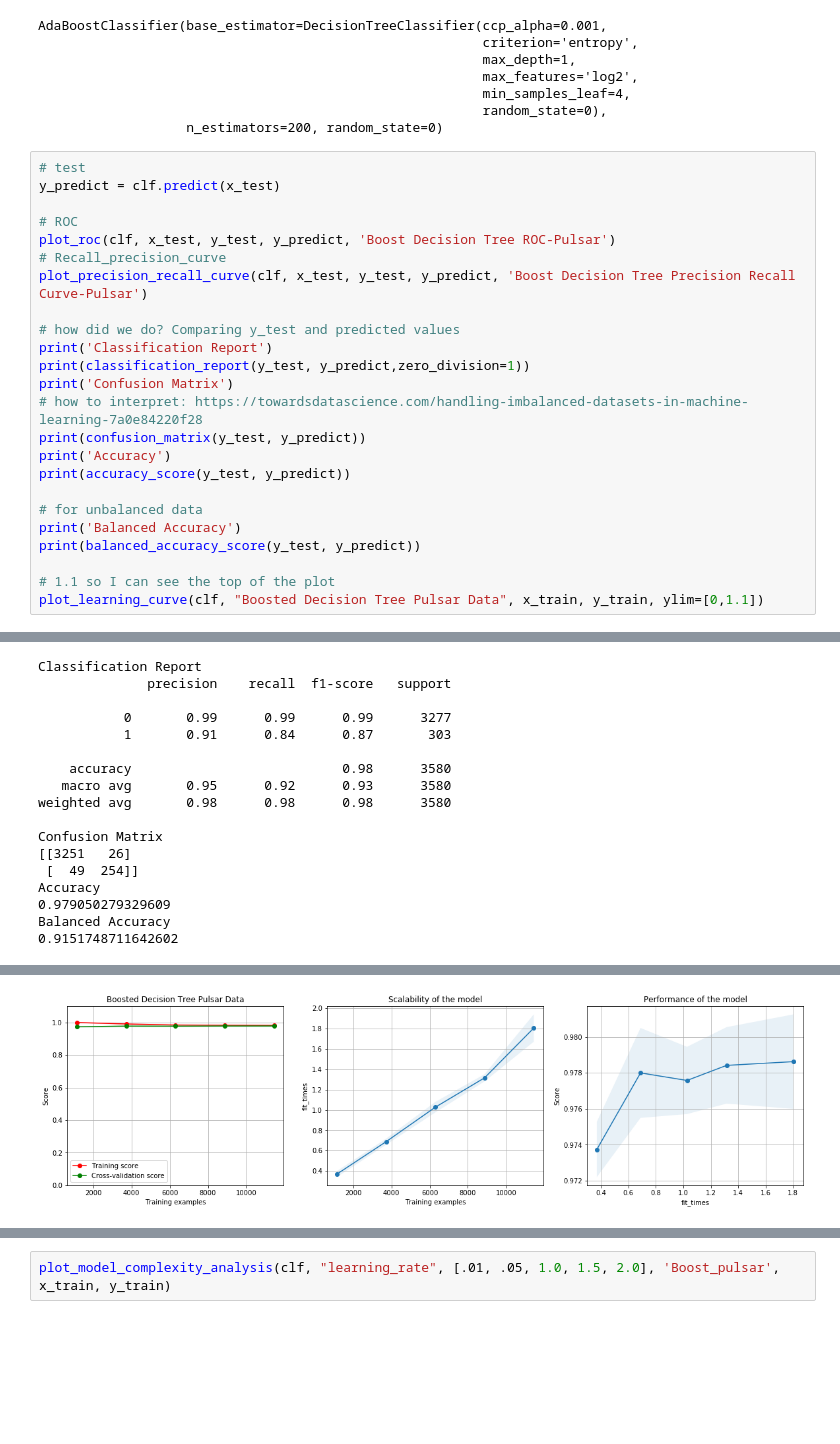
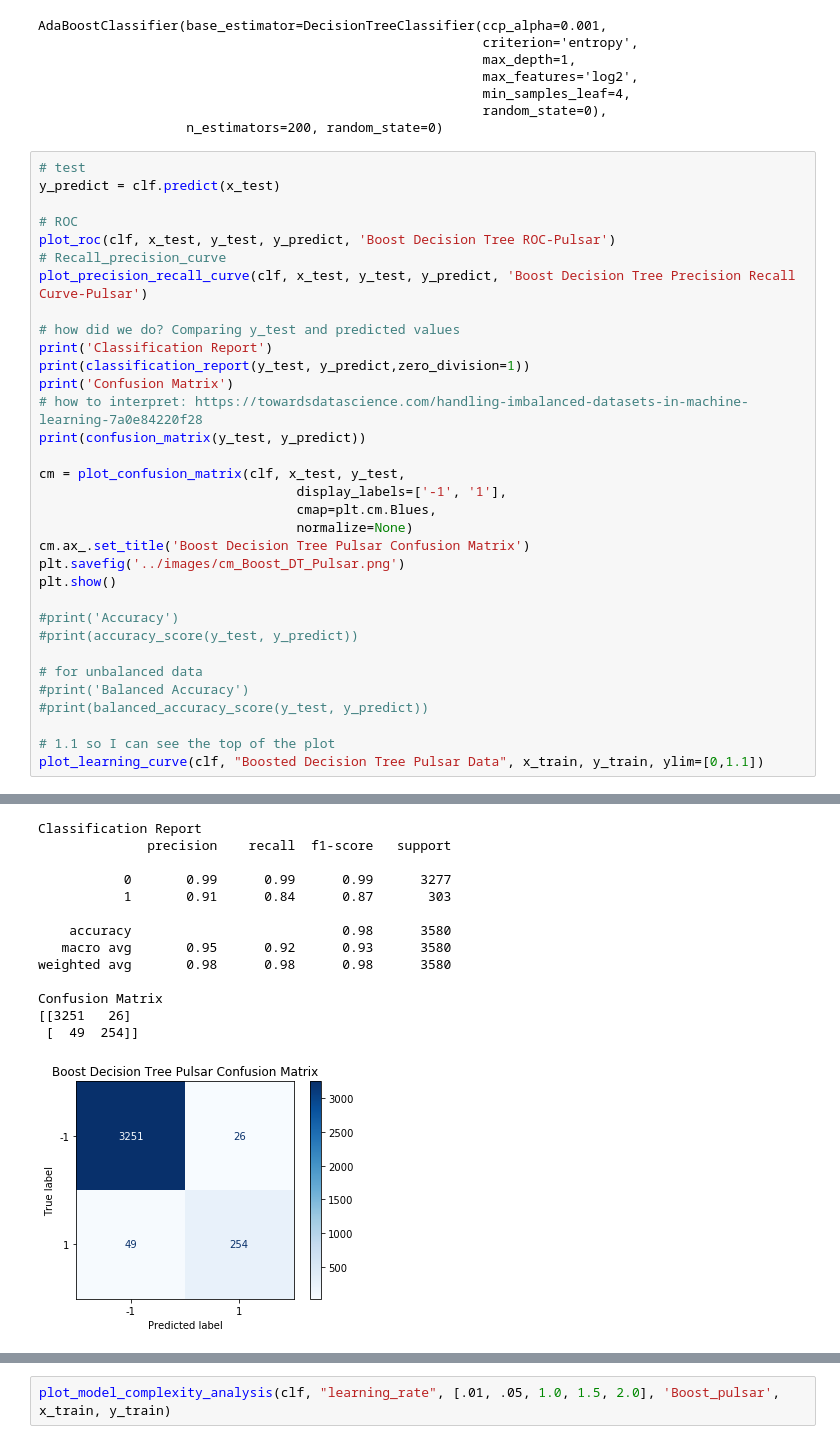
Before and after one commit to pparr/ml-supervised-learning, a Jupyter notebook: tuning/BoostDT_gridsearch_pulsar.ipynb, the cells around one changed output, grey strips where cells are left out. Saved outputs shown, nothing was run; the diff lists cells and outputs as text; blank space fills up the shorter version.

Commit message:
updates while finishing report. Still adding confusion matrix graphs

```diff
--- a/tuning/BoostDT_gridsearch_pulsar.ipynb
+++ b/tuning/BoostDT_gridsearch_pulsar.ipynb
@@ -93,40 +113,45 @@ plot_precision_recall_curve(clf, x_test, y_test, y_predict, 'Boost Decision Tree
 # how did we do? Comparing y_test and predicted values
 print('Classification Report')
 print(classification_report(y_test, y_predict,zero_division=1))
 print('Confusion Matrix')
 # how to interpret: https://towardsdatascience.com/handling-imbalanced-datasets-in-machine-learning-7a0e84220f28
 print(confusion_matrix(y_test, y_predict))
-print('Accuracy')
-print(accuracy_score(y_test, y_predict))
+
+cm = plot_confusion_matrix(clf, x_test, y_test,
+                                 display_labels=['-1', '1'],
+                                 cmap=plt.cm.Blues,
+                                 normalize=None)
+cm.ax_.set_title('Boost Decision Tree Pulsar Confusion Matrix')
+plt.savefig('../images/cm_Boost_DT_Pulsar.png')
+plt.show()
+
+#print('Accuracy')
+#print(accuracy_score(y_test, y_predict))
 
 # for unbalanced data
-print('Balanced Accuracy')
-print(balanced_accuracy_score(y_test, y_predict))
+#print('Balanced Accuracy')
+#print(balanced_accuracy_score(y_test, y_predict))
 
 # 1.1 so I can see the top of the plot
 plot_learning_curve(clf, "Boosted Decision Tree Pulsar Data", x_train, y_train, ylim=[0,1.1])
 # %% [output]
 No Skill: ROC AUC=0.500
 Model: ROC AUC=0.978
 [figure]
 Model: f1=0.871 auc=0.924
 [figure]
 Classification Report
               precision    recall  f1-score   support
 
            0       0.99      0.99      0.99      3277
            1       0.91      0.84      0.87       303
 
     accuracy                           0.98      3580
    macro avg       0.95      0.92      0.93      3580
 weighted avg       0.98      0.98      0.98      3580
 
 Confusion Matrix
 [[3251   26]
  [  49  254]]
-Accuracy
-0.979050279329609
-Balanced Accuracy
-0.9151748711642602
+[figure, new version]
 <module 'matplotlib.pyplot' from 'c:\\users\\spcbe\\miniconda3\\envs\\ml_env\\lib\\site-packages\\matplotlib\\pyplot.py'>
-[figure, old version]
```
Also changed, not shown: parts of 3 cells of this notebook, 23 other files.
